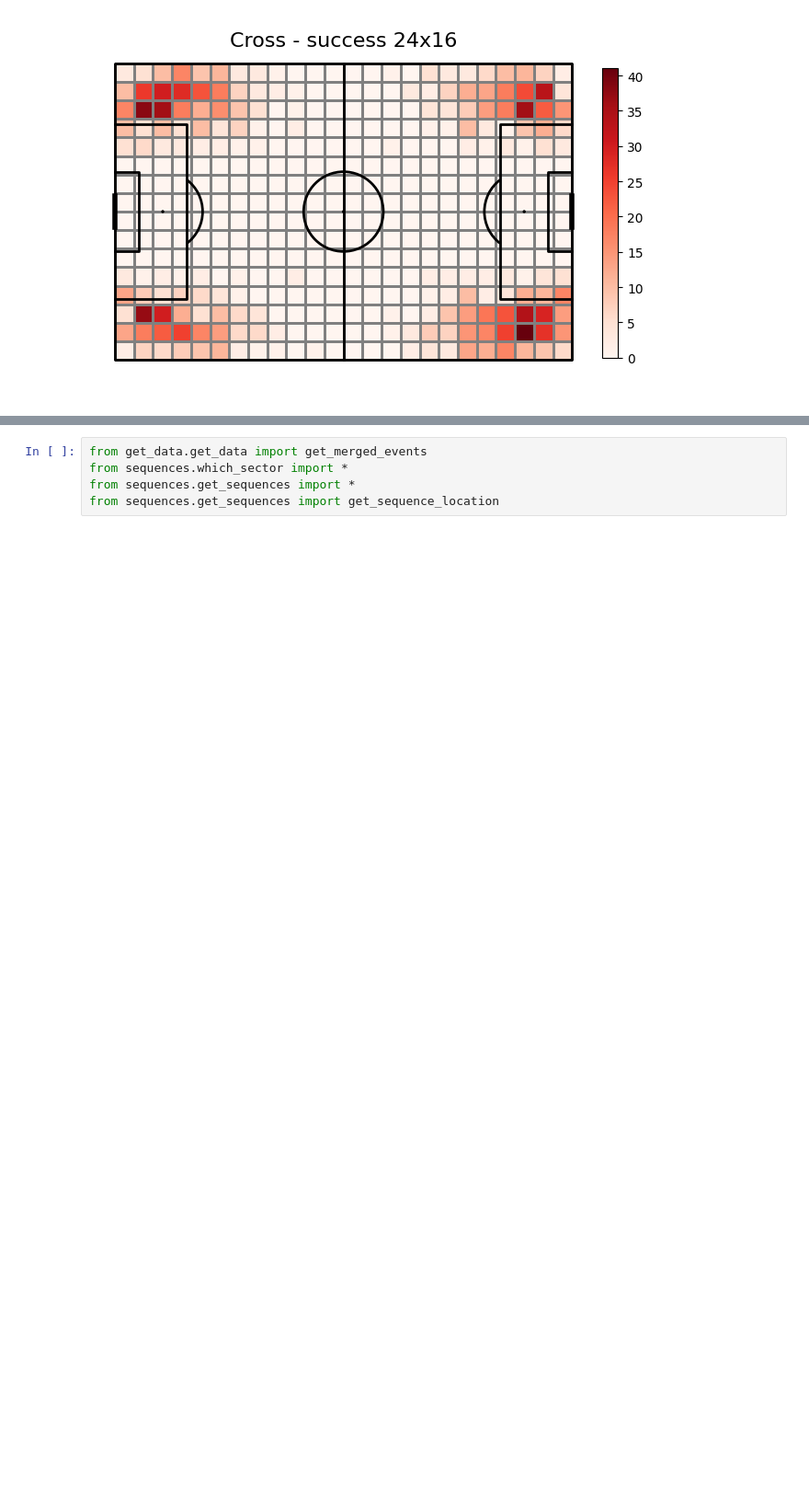
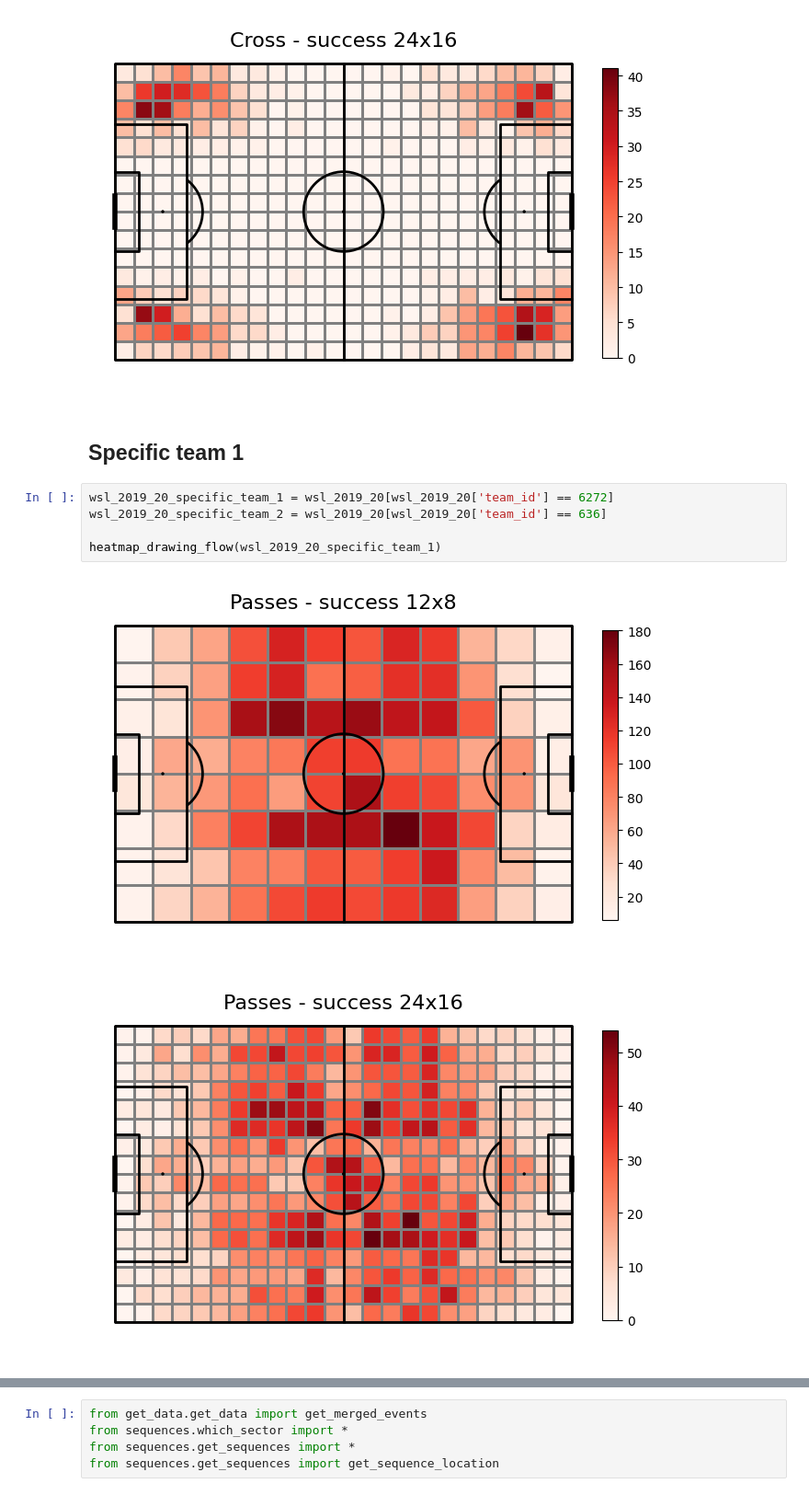
Before and after one commit to mattyl006/sport-data-science, a Jupyter notebook: heatmaps_opta.ipynb, the cells around one changed output, grey strips where cells are left out. Shown at 92% size. Saved outputs shown, nothing was run; the diff lists cells and outputs as text; blank space fills up the shorter version.

```diff
--- a/heatmaps_opta.ipynb
+++ b/heatmaps_opta.ipynb
@@ -154,3 +154,13 @@ heatmap_drawing_flow(wsl_all)
 [figure]
 [figure]
 [figure]
+# %% [markdown]
+## Specific team 1
+# %%
+wsl_2019_20_specific_team_1 = wsl_2019_20[wsl_2019_20['team_id'] == 6272]
+wsl_2019_20_specific_team_2 = wsl_2019_20[wsl_2019_20['team_id'] == 636]
+
+heatmap_drawing_flow(wsl_2019_20_specific_team_1)
+# %% [output]
+[figure, added]
+[figure, added]
```
Also changed, not shown: parts of 9 cells of this notebook.
